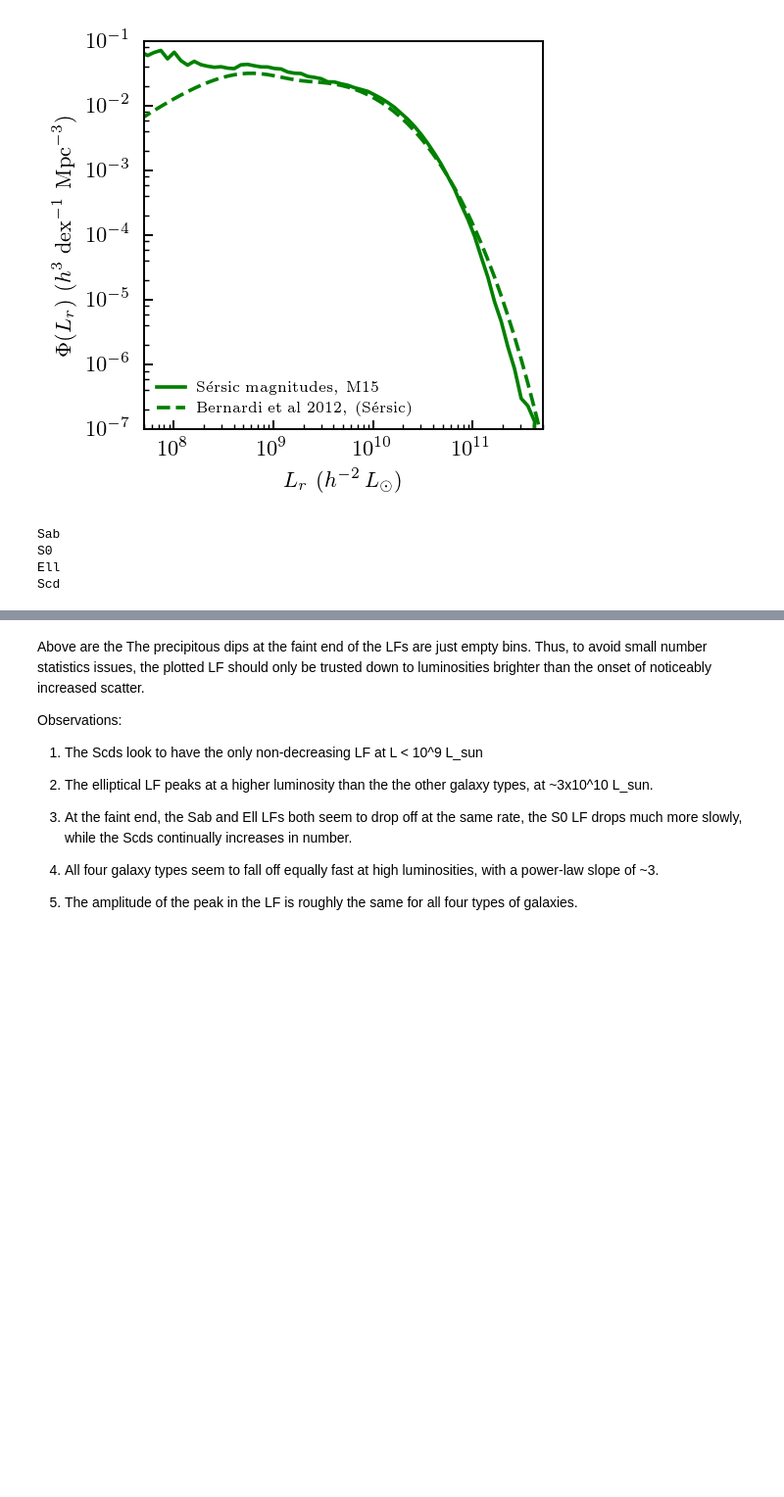
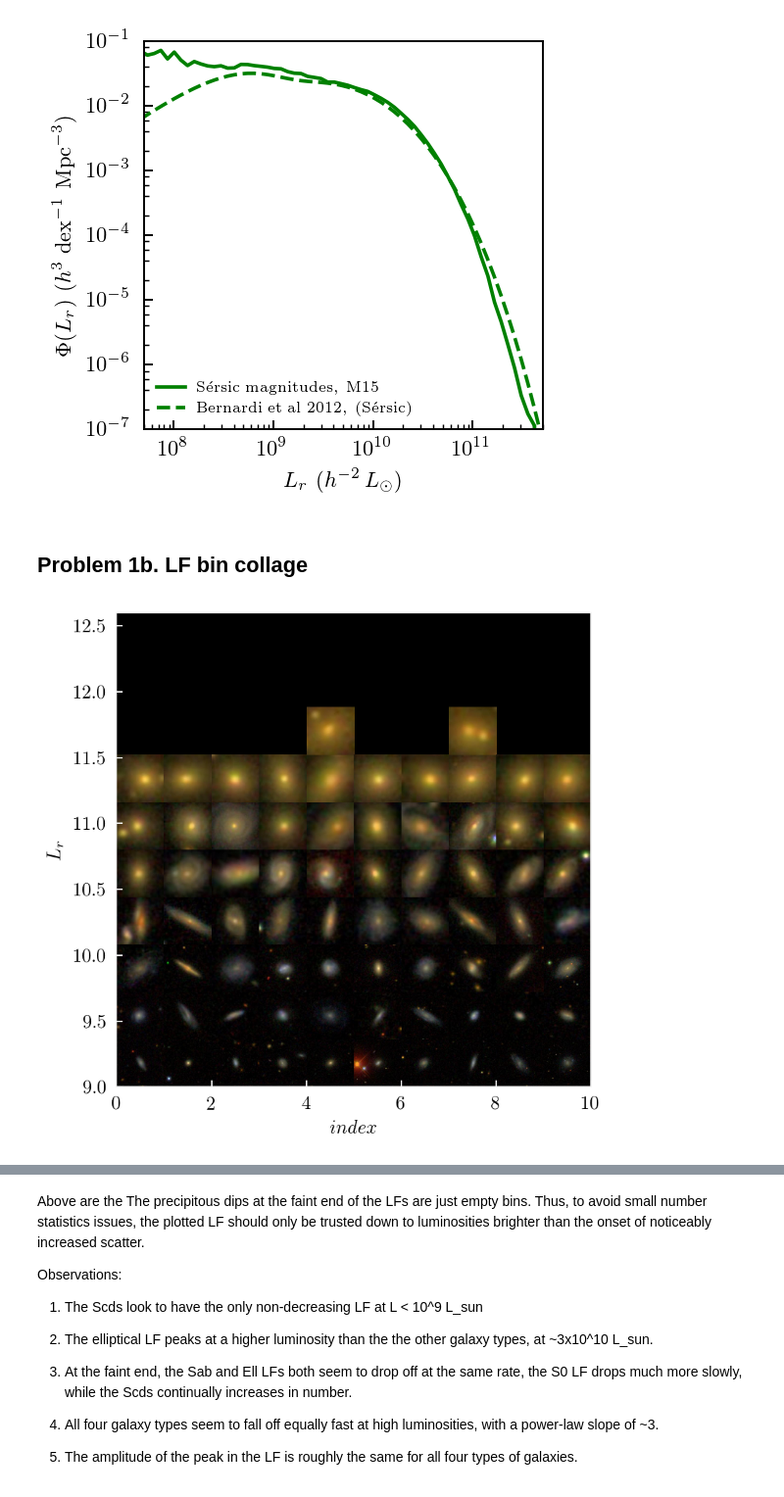
Before and after one commit to tjhoyt/galaxies_hw, a Jupyter notebook: hw2_hoyt_taylor.ipynb, the cells around one changed output, grey strips where cells are left out. Shown at 98% size. Saved outputs shown, nothing was run; the diff lists cells and outputs as text; code cells hidden in the pictures; blank space fills up the shorter version.

```diff
--- a/hw2_hoyt_taylor.ipynb
+++ b/hw2_hoyt_taylor.ipynb
@@ -239,6 +241,35 @@ plt.legend(loc='lower left', fontsize=6, frameon=False)
 plt.show()
 # %% [output]
 [figure]
+# %% [markdown]
+## Problem 1b. LF bin collage
+# %%
+from code.plot_utils import plot_sdss_collage_with_2d_dist
+
+# include code here to define indices of your selected galaxies
+
+isel = (Lmeert > min(Lbinc)) & (Lmeert < max(Lbinc))
+
+locdatas = sdata[isel]; locmdata = mdata[isel]
+objs = locdatas['objid']; ras = locdatas['ra']; decs = locdatas['dec']
+Lsel = Lmeert[isel]
+d_A = d_Lm[isel]/np.square(1.0+locdatas['z'])
+
+xlabel = r'$index$'; ylabel = r'$L_r$'
+nrows = 10; ncols = 10; rnd_seed = 4647
+xlims = [0.,ncols]; ylims = [9.,12.6]
+
+xdummy = np.random.uniform(ncols,size=np.size(Lsel)) - 0.5
+
+plot_sdss_collage_with_2d_dist(objs, ras, decs,
+                               xs=xdummy, ys=Lsel,
+                               xlims = xlims, ylims=ylims, xlab=xlabel, ylab=ylabel,
+                               show_axis=True, show_xaxis = True, show_yaxis=True,
+                               nrows=nrows, ncols=ncols, npix = 200,
+                               rnd_seed=rnd_seed, facecolor='black', kpc_per_npix = 30, dA = d_A)
+#mpl.rc('axes',edgecolor='black');
+# %% [output]
+[figure, added]
 # %%
 galtypes = ['Ell', 'S0', 'Sab', 'Scd']
 morphlim = 0.8
@@ -251,14 +282,6 @@ for m in galtypes:
                    (morph[mkey] >= morph[restkeys[1]]) & (morph[mkey] >= morph[restkeys[2]])
                  )
     galtypeslices[m] = morphslice
-# %%
-for x in galtypeslices:
-    print x
-# %% [output]
-Sab
-S0
-Ell
-Scd
 # %%
 for galtype in galtypeslices:
     typeslice = galtypeslices[galtype]
```
Also changed, not shown: parts of 13 cells of this notebook.
